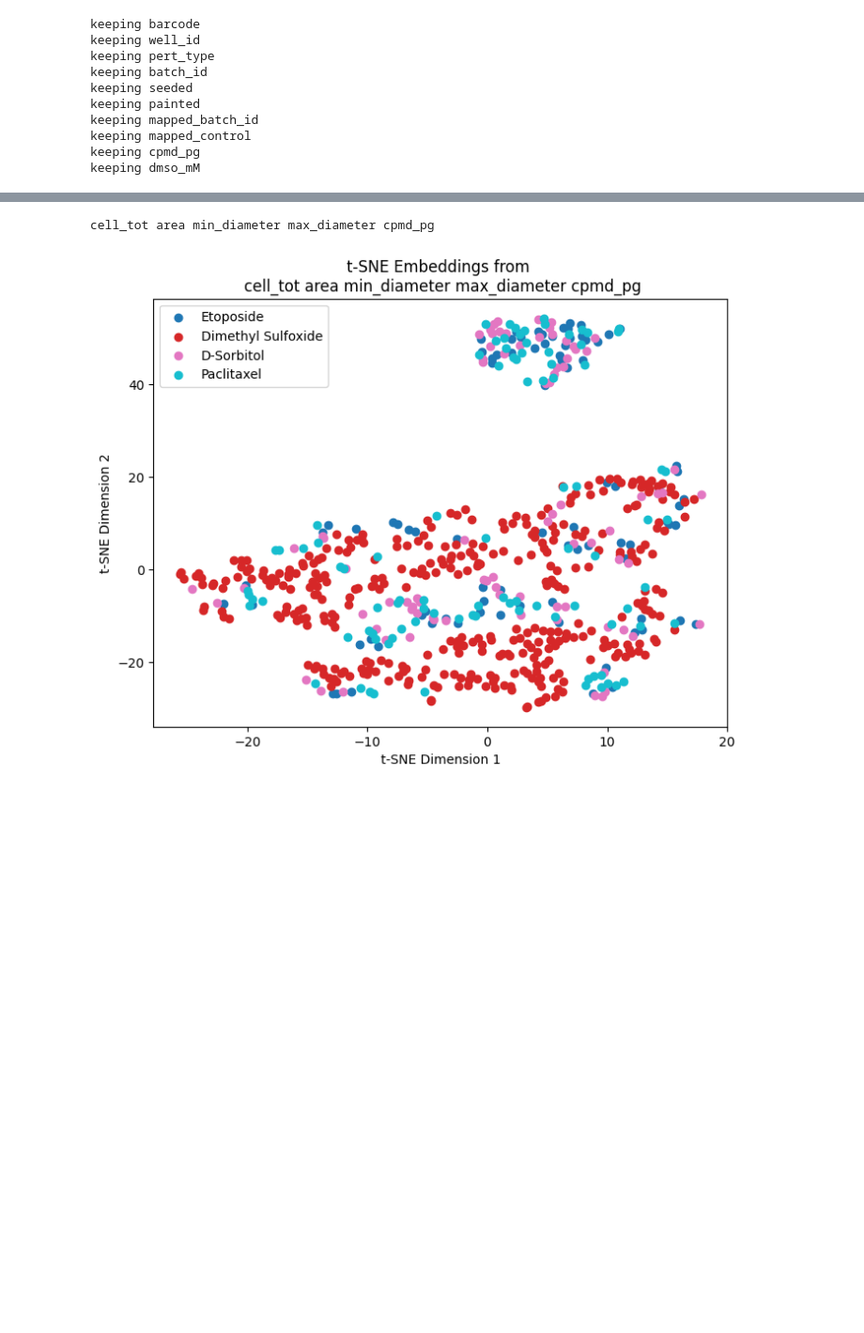
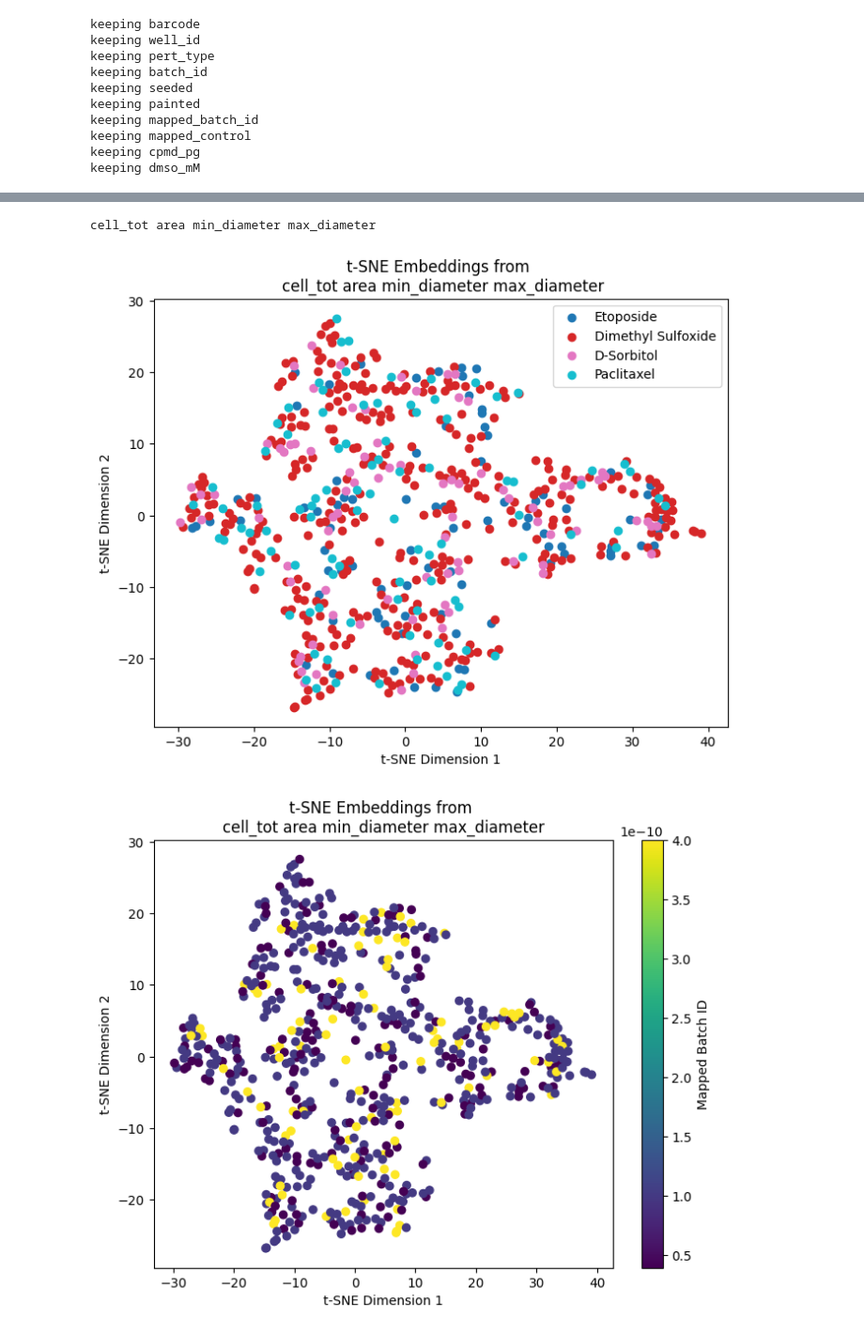
Before and after one commit to ClaraJGit/SegMine, a Jupyter notebook: DataAnalysis.ipynb, the cells around one changed output, grey strips where cells are left out. Shown at 94% size. Drawn from its saved outputs; the diff is of its cells as text; code cells hidden in the pictures; blank space fills up the shorter version.

```diff
--- a/DataAnalysis.ipynb
+++ b/DataAnalysis.ipynb
@@ -84,8 +84,8 @@ keeping mapped_control
 keeping cpmd_pg
 keeping dmso_mM
 # %%
-# Preprocess the data
-metrics = ['cell_tot', 'area', 'min_diameter', 'max_diameter', 'cpmd_pg']
+# Preprocess the data slecting only metrics from images
+metrics = ['cell_tot', 'area', 'min_diameter', 'max_diameter']
 X = combined_df[metrics].values
 X = StandardScaler().fit_transform(X)  # Standardize the features
 
@@ -133,8 +133,20 @@ metrics_string = ' '.join(x for x in metrics)
 print(metrics_string)
 plt.xlabel('t-SNE Dimension 1')
 plt.ylabel('t-SNE Dimension 2')
-plt.title('t-SNE Embeddings from \n '+metrics_string)
+plt.title('t-SNE Embeddings from \n ' + metrics_string)
 plt.legend()
 plt.savefig("data/t-SNE-per_compound_type.png")
 plt.show()
+
+# Looking at the distribution with compound quantity colormap
+tsne_df['label'] = combined_df['cpmd_pg']
+# Assuming you already have 'tsne_df' DataFrame with t-SNE coordinates and 'label' column
+plt.figure(figsize=(8, 6))
+plt.scatter(tsne_df['tsne_x'], tsne_df['tsne_y'], c=tsne_df['label'], cmap='viridis')
+plt.colorbar(label='Mapped Batch ID')
+plt.xlabel('t-SNE Dimension 1')
+plt.ylabel('t-SNE Dimension 2')
+plt.title('t-SNE Embeddings from \n' + metrics_string)
+plt.savefig("data/t-SNE-per_compound_qtity.png")
+plt.show()
 # %% [output]
@@ -144,3 +156,4 @@ The get_cmap function was deprecated in Matplotlib 3.7 and will be removed two m
 The get_cmap function was deprecated in Matplotlib 3.7 and will be removed two minor releases later. Use ``matplotlib.colormaps[name]`` or ``matplotlib.colormaps.get_cmap(obj)`` instead.
-cell_tot area min_diameter max_diameter cpmd_pg
+cell_tot area min_diameter max_diameter
-[figure, old version]
+[figure, new version]
+[figure, added]
```
Also changed, not shown: parts of 1 cell of this notebook, 7 other files.
